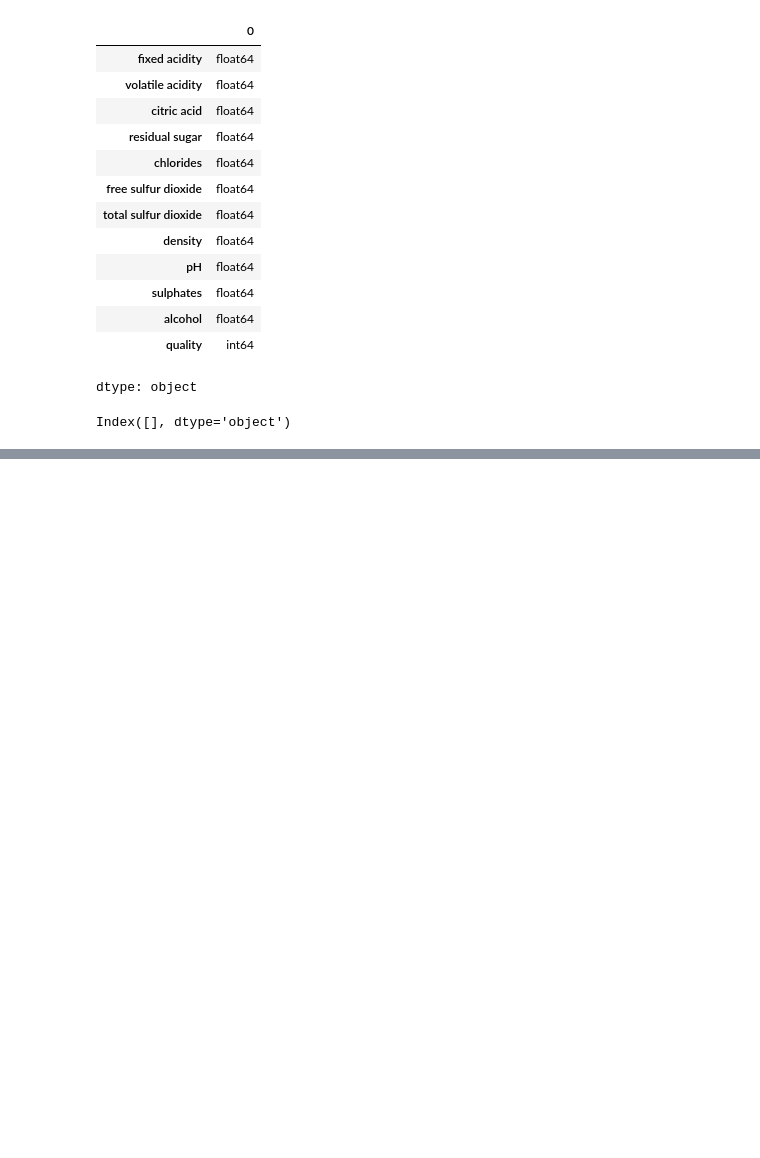
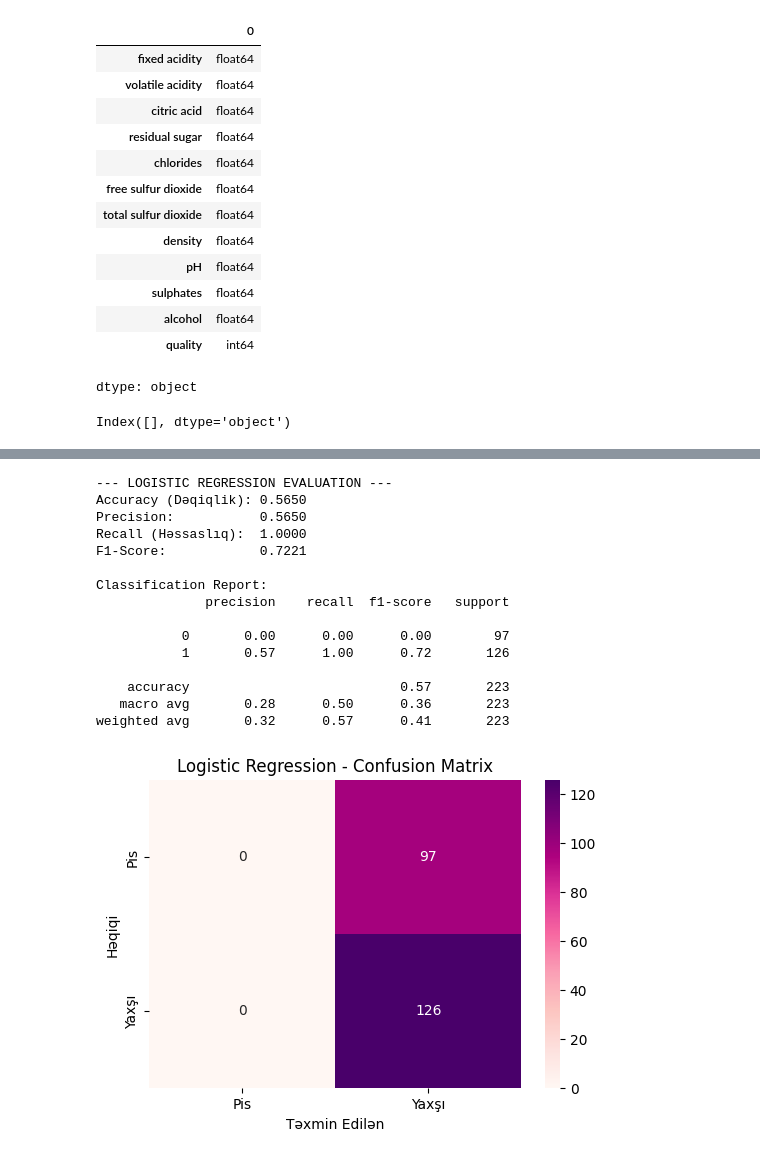
Before and after one commit to somustafa/asoiu-skillcamp, a Jupyter notebook: WineQuality.ipynb, the cells around one changed output, grey strips where cells are left out. Cells and saved outputs as stored; diff of their text form; code cells hidden in the pictures; blank space fills up the shorter version.

Commit message:
Added evaluation metrics

```diff
--- a/WineQuality.ipynb
+++ b/WineQuality.ipynb
@@ -291,11 +297,0 @@ class LinearRegression:
-# %%
-# Outlier removal sonrası target-i X_train-ə uyğunlaşdır
-y_train = y_train[X_train.index]
-y_test = y_test[X_test.index]
-# %%
-lin_model = LinearRegression(learning_rate=0.01, iterations=1000)
-lin_model.fit(X_train_std, y_train)  # artıq işləyəcək
-lin_model.plot_loss()
-
-print("Learned Weights:", lin_model.W)
-print("Learned Bias:", lin_model.b)
@@ -312,6 +381,9 @@ df['quality_binary'] = (df['quality'] >= 6).astype(int)
 # Features və target
 X = df.drop(['quality', 'quality_binary'], axis=1)
 y = df['quality_binary']
+# %%
+y_train_clean = y_train.loc[X_train.index]
+y_test_clean = y_test.loc[X_test.index]
 # %%
 X_train_b = np.c_[np.ones((X_train_std.shape[0], 1)), X_train_std]
 X_test_b = np.c_[np.ones((X_test_std.shape[0], 1)), X_test_std]
@@ -405,2 +477,48 @@ Intercept (beta_0): 464.7388
 # %%
 y_test_pred, y_test_prob = predict(X_test_b, beta_optimal)
+# %%
+from sklearn.metrics import accuracy_score, precision_score, recall_score, f1_score, classification_report, confusion_matrix
+import seaborn as sns
+import matplotlib.pyplot as plt
+
+# 1. Metrikaların hesablanması
+accuracy = accuracy_score(y_test_array, y_test_pred)
+precision = precision_score(y_test_array, y_test_pred)
+recall = recall_score(y_test_array, y_test_pred)
+f1 = f1_score(y_test_array, y_test_pred)
+
+print("--- LOGISTIC REGRESSION EVALUATION ---")
+print(f"Accuracy (Dəqiqlik): {accuracy:.4f}")
+print(f"Precision:           {precision:.4f}")
+print(f"Recall (Həssaslıq):  {recall:.4f}")
+print(f"F1-Score:            {f1:.4f}")
+
+# 2. Detallı Classification Report
+print("\nClassification Report:")
+print(classification_report(y_test_array, y_test_pred))
+
+# 3. Confusion Matrix Vizuallaşdırma
+cm = confusion_matrix(y_test_array, y_test_pred)
+plt.figure(figsize=(6,4))
+sns.heatmap(cm, annot=True, fmt='d', cmap='RdPu', xticklabels=['Pis', 'Yaxşı'], yticklabels=['Pis', 'Yaxşı'])
+plt.title('Logistic Regression - Confusion Matrix')
+plt.xlabel('Təxmin Edilən')
+plt.ylabel('Həqiqi')
+plt.show()
+# %% [output]
+--- LOGISTIC REGRESSION EVALUATION ---
+Accuracy (Dəqiqlik): 0.5650
+Precision:           0.5650
+Recall (Həssaslıq):  1.0000
+F1-Score:            0.7221
+
+Classification Report:
+              precision    recall  f1-score   support
+
+           0       0.00      0.00      0.00        97
+           1       0.57      1.00      0.72       126
+
+    accuracy                           0.57       223
+   macro avg       0.28      0.50      0.36       223
+weighted avg       0.32      0.57      0.41       223
+[figure, added]
```
Also changed, not shown: parts of 28 cells of this notebook.
